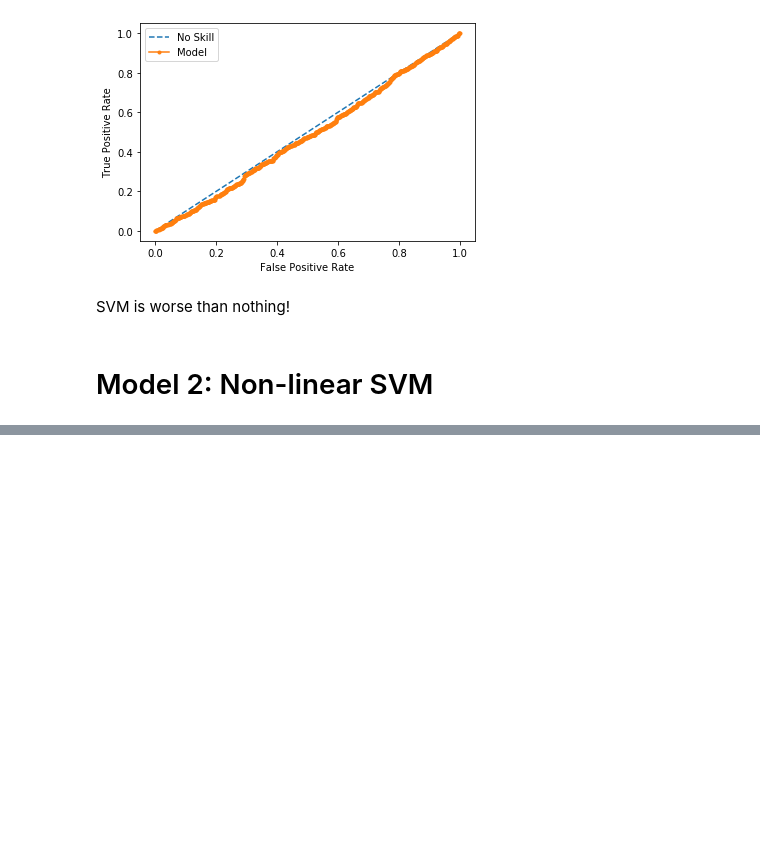
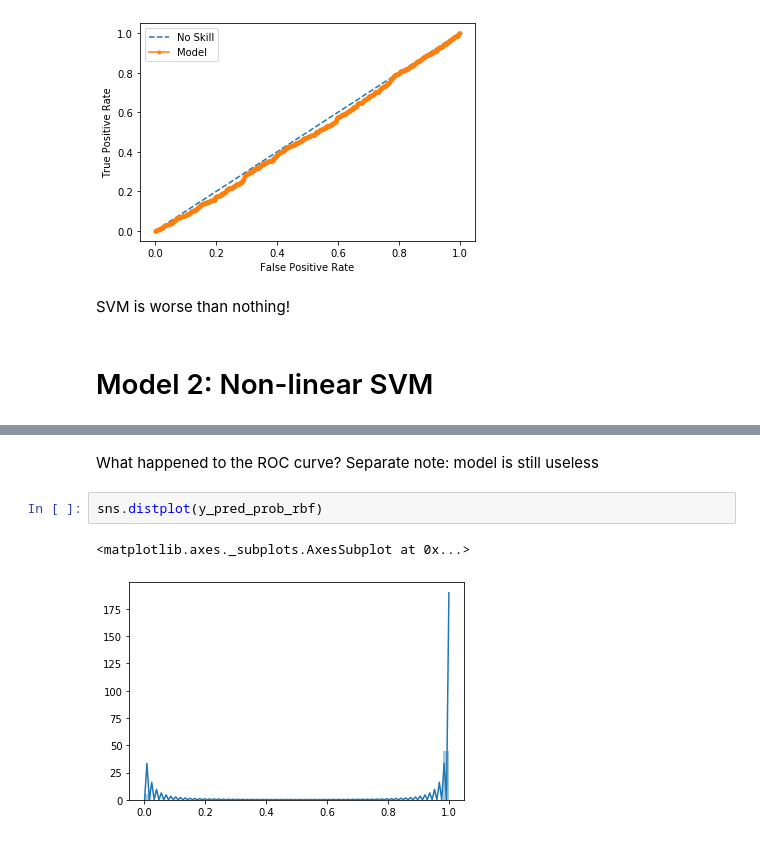
Before and after one commit to MarshallKrakauer/MovePrediction, a Jupyter notebook: ChessPrediction.ipynb, the cells around one changed output, grey strips where cells are left out. Drawn from its saved outputs; the diff is of its cells as text; blank space fills up the shorter version.

```diff
--- a/ChessPrediction.ipynb
+++ b/ChessPrediction.ipynb
@@ -223,0 +239,7 @@ kernel_svc = SVC(kernel='rbf', gamma = 'auto', random_state=0, probability = Tru
+# %% [markdown]
+What happened to the ROC curve? Separate note: model is still useless
+# %%
+sns.distplot(y_pred_prob_rbf)
+# %% [output]
+<matplotlib.axes._subplots.AxesSubplot at 0x...>
+[figure, added]
```
Also changed, not shown: parts of 19 cells of this notebook.
